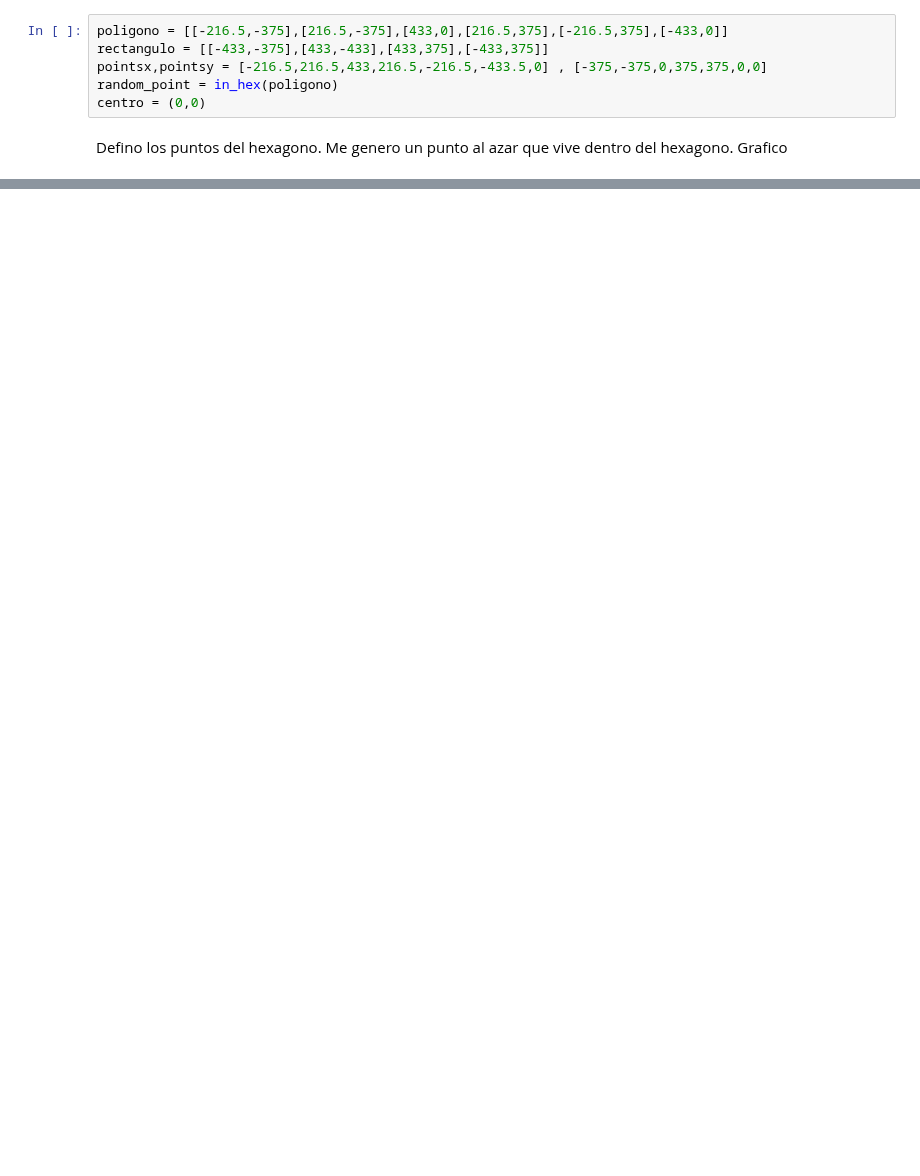
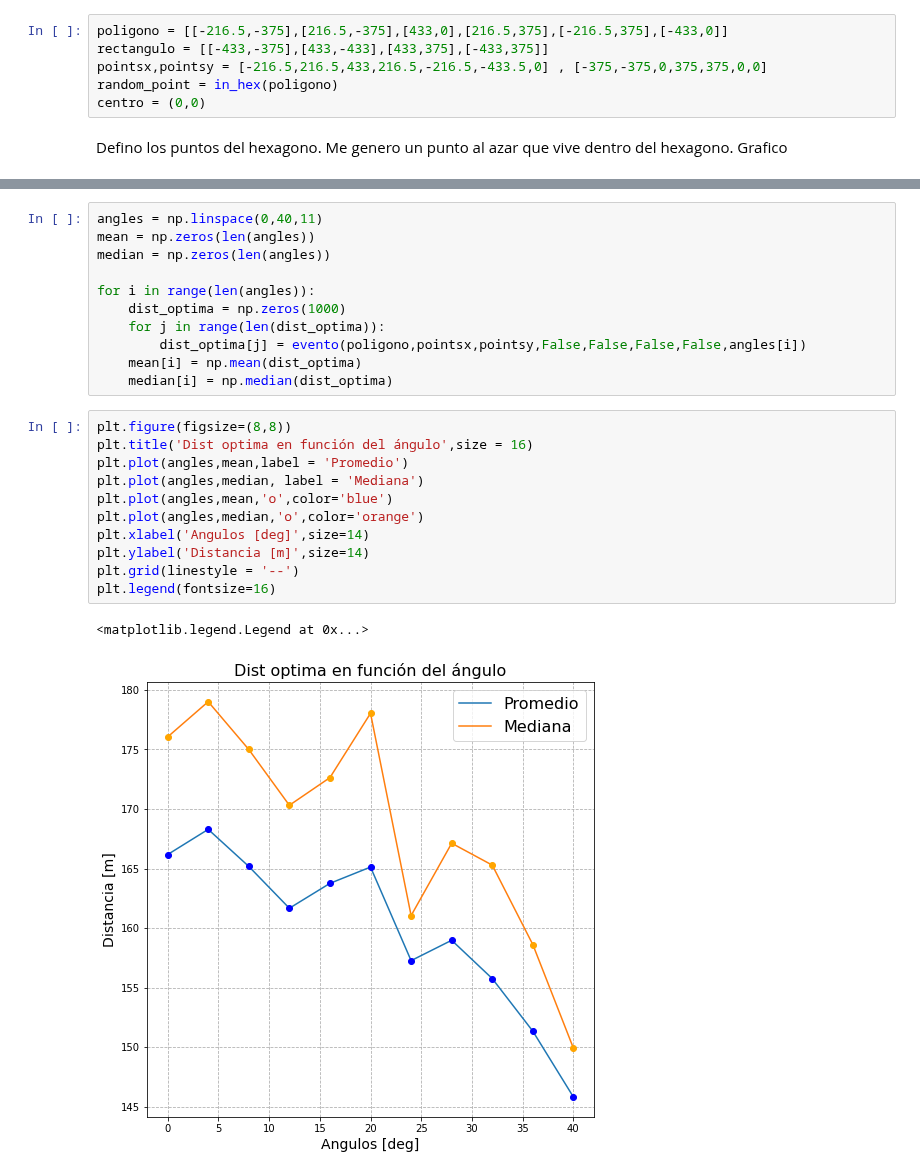
Before and after one commit to alexispacek/lab, a Jupyter notebook: Tercer ejercicio lab7.ipynb, the cells around one changed output, grey strips where cells are left out. Saved outputs shown, nothing was run; the diff lists cells and outputs as text; blank space fills up the shorter version.

```diff
--- a/Tercer ejercicio lab7.ipynb
+++ b/Tercer ejercicio lab7.ipynb
@@ -177,0 +219,25 @@ cov_s0_b -0.48975750662990414
+# %%
+angles = np.linspace(0,40,11)
+mean = np.zeros(len(angles))
+median = np.zeros(len(angles))
+
+for i in range(len(angles)):
+    dist_optima = np.zeros(1000)
+    for j in range(len(dist_optima)):
+        dist_optima[j] = evento(poligono,pointsx,pointsy,False,False,False,False,angles[i])
+    mean[i] = np.mean(dist_optima)
+    median[i] = np.median(dist_optima)
+# %%
+plt.figure(figsize=(8,8))
+plt.title('Dist optima en función del ángulo',size = 16)
+plt.plot(angles,mean,label = 'Promedio')
+plt.plot(angles,median, label = 'Mediana')
+plt.plot(angles,mean,'o',color='blue')
+plt.plot(angles,median,'o',color='orange')
+plt.xlabel('Angulos [deg]',size=14)
+plt.ylabel('Distancia [m]',size=14)
+plt.grid(linestyle = '--')
+plt.legend(fontsize=16)
+# %% [output]
+<matplotlib.legend.Legend at 0x...>
+[figure, added]
```
Also changed, not shown: parts of 4 cells of this notebook.
